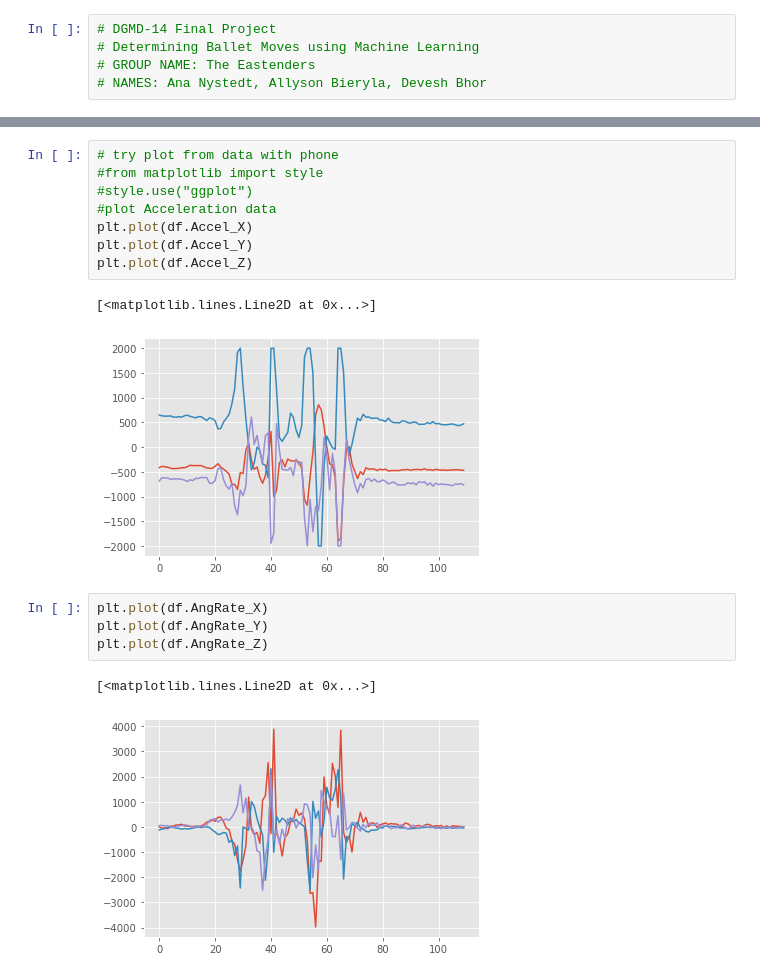
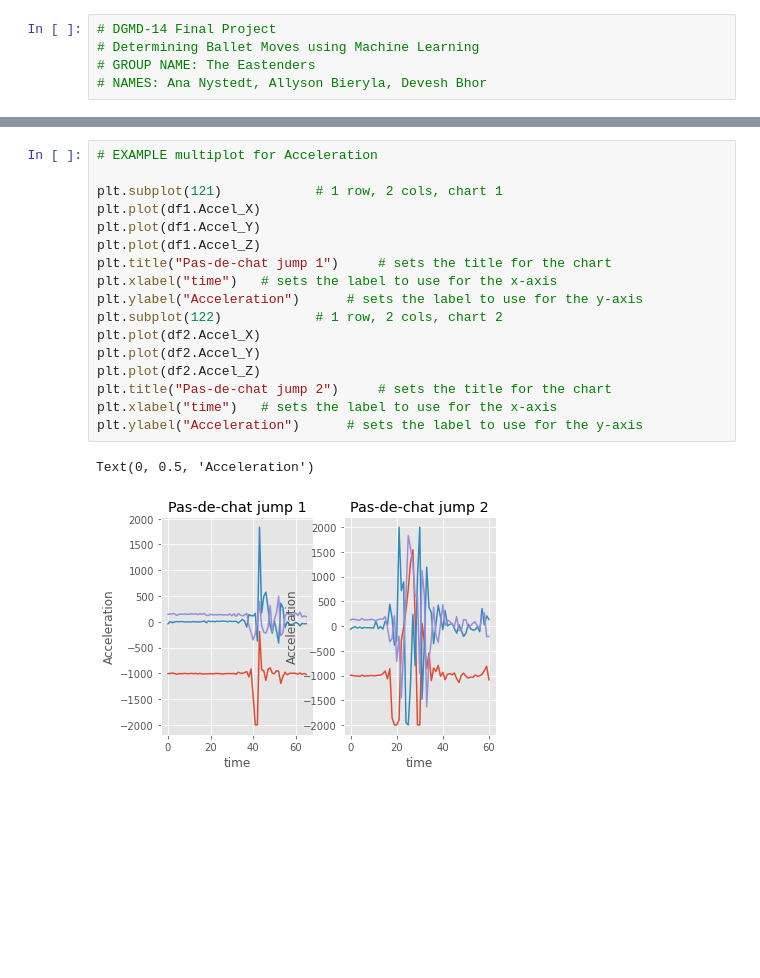
Before and after one commit to alb4876/ballet-jumps, a Jupyter notebook: Ballet.ipynb, the cells around one changed output, grey strips where cells are left out. Saved outputs shown, nothing was run; the diff lists cells and outputs as text; blank space fills up the shorter version.

Commit message:
Add files via upload
read in Glissade and Pa-de-chat data and plot for visualization

```diff
--- a/Ballet.ipynb
+++ b/Ballet.ipynb
@@ -80,18 +12,20 @@ print(df)
-# %%
-# try plot from data with phone
-#from matplotlib import style
-#style.use("ggplot")
-#plot Acceleration data
-plt.plot(df.Accel_X)
-plt.plot(df.Accel_Y)
-plt.plot(df.Accel_Z)
-# %% [output]
-[<matplotlib.lines.Line2D at 0x...>]
-[figure, removed]
-# %%
-plt.plot(df.AngRate_X)
-plt.plot(df.AngRate_Y)
-plt.plot(df.AngRate_Z)
-# %% [output]
-[<matplotlib.lines.Line2D at 0x...>]
-[figure, removed]
+# %%
+# EXAMPLE multiplot for Acceleration
+
+plt.subplot(121)            # 1 row, 2 cols, chart 1
+plt.plot(df1.Accel_X)
+plt.plot(df1.Accel_Y)
+plt.plot(df1.Accel_Z)
+plt.title("Pas-de-chat jump 1")     # sets the title for the chart
+plt.xlabel("time")   # sets the label to use for the x-axis
+plt.ylabel("Acceleration")      # sets the label to use for the y-axis
+plt.subplot(122)            # 1 row, 2 cols, chart 2
+plt.plot(df2.Accel_X)
+plt.plot(df2.Accel_Y)
+plt.plot(df2.Accel_Z)
+plt.title("Pas-de-chat jump 2")     # sets the title for the chart
+plt.xlabel("time")   # sets the label to use for the x-axis
+plt.ylabel("Acceleration")      # sets the label to use for the y-axis
+# %% [output]
+Text(0, 0.5, 'Acceleration')
+[figure, added]
```
Also changed, not shown: parts of 11 cells of this notebook.
